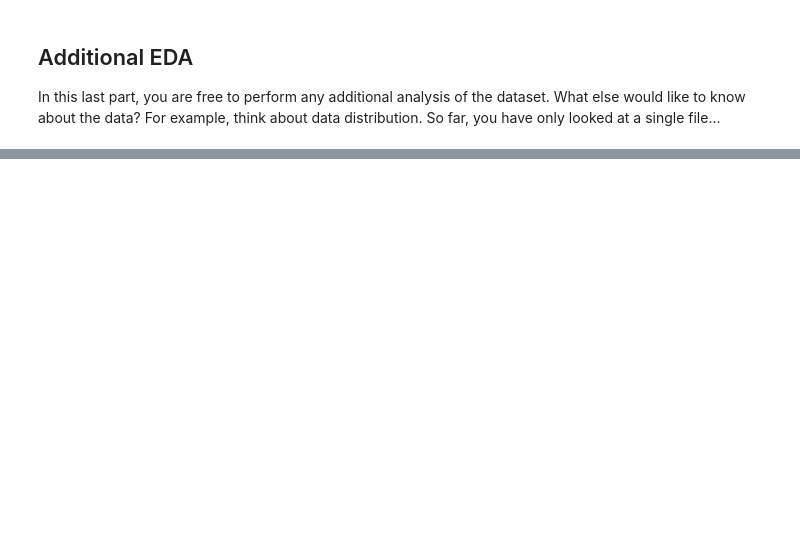
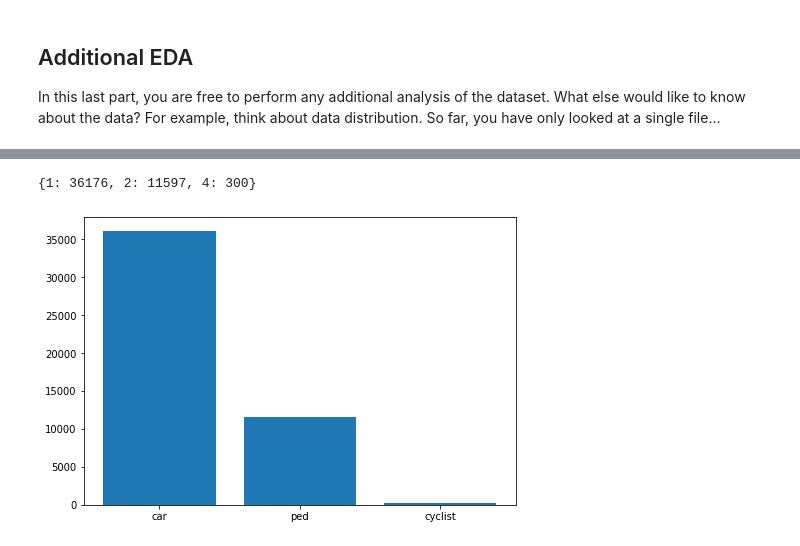
Before and after one commit to anupcherukuri/Udacity_ObjectDetectionInUrbanEnvironmentProject, a Jupyter notebook: Exploratory Data Analysis.ipynb, the cells around one changed output, grey strips where cells are left out. Cells and saved outputs as stored; diff of their text form; code cells hidden in the pictures; blank space fills up the shorter version.

```diff
--- a/Exploratory Data Analysis.ipynb
+++ b/Exploratory Data Analysis.ipynb
@@ -14,4 +15,4 @@ import tensorflow as tf
 # %%
-dataset = get_dataset("/home/workspace/data/waymo/val/*.tfrecord")
+dataset = get_dataset("/home/workspace/data/waymo/train/*.tfrecord")
 dataset
 # %% [output]
@@ -47,6 +47,7 @@ def display_instances(batch):
 
             rect = matplotlib.patches.Rectangle(xy,width,height,angle=0.0,edgecolor = colormap[label[i]],facecolor ='none')
             ax.add_patch(rect)
+            plt.axis("off")
             del rect
 
     except Exception as err:
@@ -75,0 +87,18 @@ NameError: name 'close' is not defined
+# %%
+label =  {1:0,2:0,4:0}
+for batch in dataset.take(2000):
+    for i in batch["groundtruth_classes"].numpy():
+        label[i] += 1
+# %%
+label
+# %% [output]
+{1: 36176, 2: 11597, 4: 300}
+# %%
+fig = plt.figure()
+classes = ['car','ped','cyclist']
+num = [label[1],label[2],label[4]]
+ax = fig.add_axes([0,0,1,1])
+ax.bar(classes,num)
+plt.show()
+# %% [output]
+[figure, added]
```
Also changed, not shown: parts of 4 cells of this notebook.
